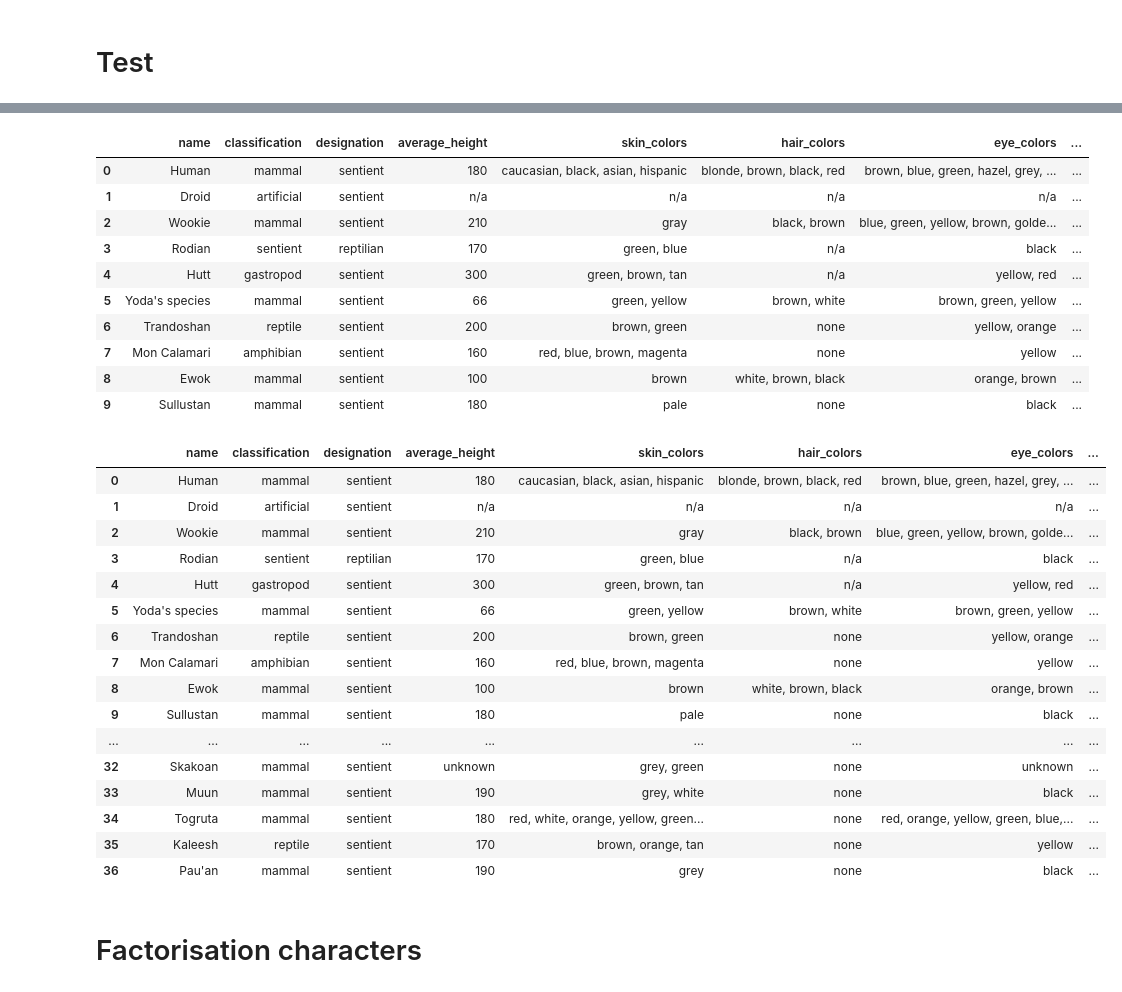
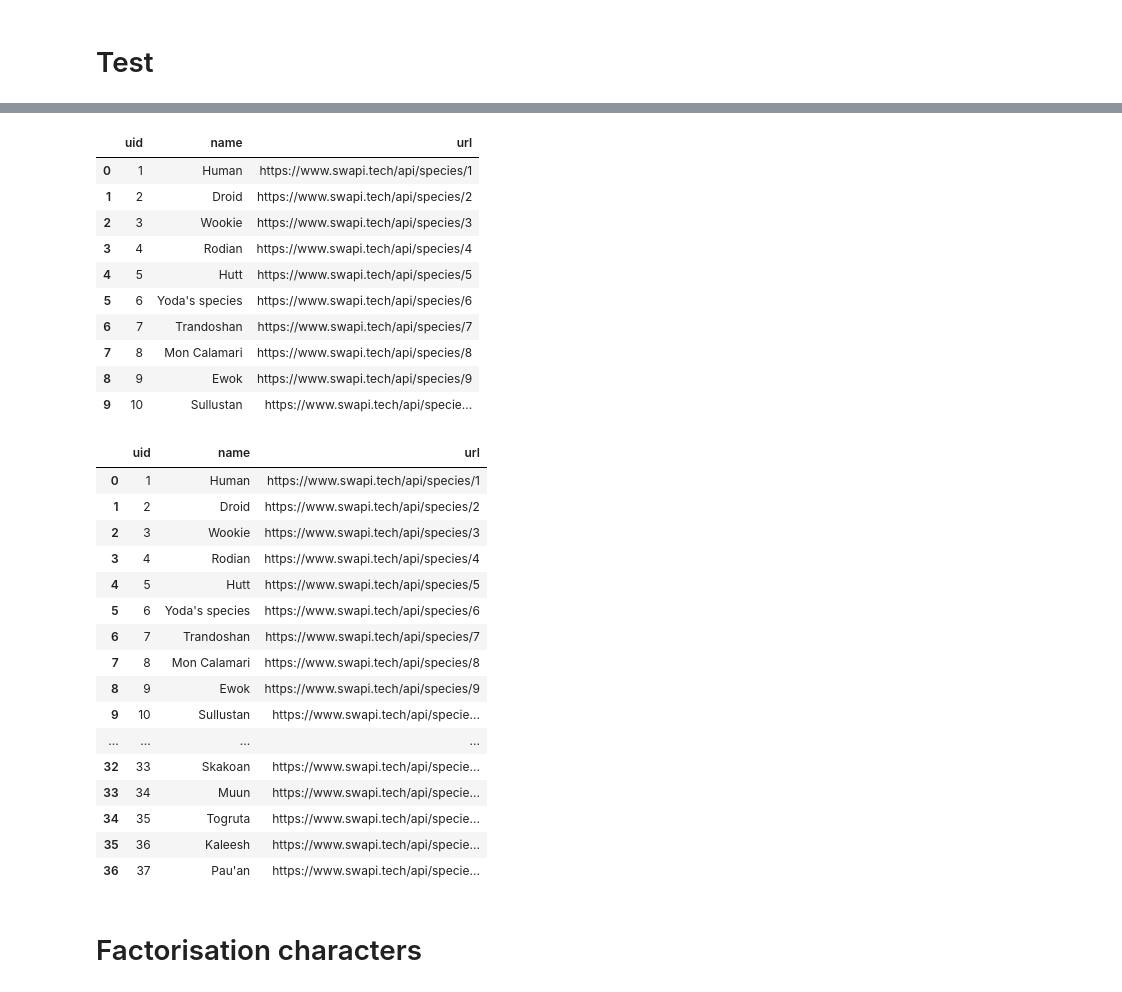
Before and after one commit to adibk/star_wars_api, a Jupyter notebook: Melanie.ipynb, the cells around one changed output, grey strips where cells are left out. Cells and saved outputs as stored; diff of their text form; code cells hidden in the pictures.

```diff
--- a/Melanie.ipynb
+++ b/Melanie.ipynb
@@ -30,7 +30,7 @@ characters
 import requests
 import pandas as pd
 
-response = requests.get("https://swapi.dev/api/people/")
+response = requests.get("https://swapi.tech/api/people/")
 
 if response.status_code == 200:
     data = response.json()
@@ -54,7 +54,7 @@ else:
 # %%
 import requests
 
-next_page = "https://swapi.dev/api/people/"
+next_page = "https://swapi.tech/api/people/"
 all_results = []
 
 while next_page:
@@ -284,7 +105,7 @@ for result in all_results:
 import requests
 import pandas as pd
 
-next_page = "https://swapi.dev/api/people/"
+next_page = "https://swapi.tech/api/people/"
 all_results = []
 
 while next_page:
@@ -346,7 +167,7 @@ display(species)
 import requests
 import pandas as pd
 
-response = requests.get("https://swapi.dev/api/species/")
+response = requests.get("https://swapi.tech/api/species/")
 
 if response.status_code == 200:
     data = response.json()
@@ -356,57 +177,57 @@ if response.status_code == 200:
 else:
     print("Erreur")
 # %% [output]
-|  | name | classification | designation | average_height | skin_colors | hair_colors | eye_colors | ... |
-| 0 | Human | mammal | sentient | 180 | caucasian, black, asian, hispanic | blonde, brown, black, red | brown, blue, green, hazel, grey, ... | ... |
-| 1 | Droid | artificial | sentient | n/a | n/a | n/a | n/a | ... |
-| 2 | Wookie | mammal | sentient | 210 | gray | black, brown | blue, green, yellow, brown, golde... | ... |
-| 3 | Rodian | sentient | reptilian | 170 | green, blue | n/a | black | ... |
-| 4 | Hutt | gastropod | sentient | 300 | green, brown, tan | n/a | yellow, red | ... |
-| 5 | Yoda's species | mammal | sentient | 66 | green, yellow | brown, white | brown, green, yellow | ... |
-| 6 | Trandoshan | reptile | sentient | 200 | brown, green | none | yellow, orange | ... |
-| 7 | Mon Calamari | amphibian | sentient | 160 | red, blue, brown, magenta | none | yellow | ... |
-| 8 | Ewok | mammal | sentient | 100 | brown | white, brown, black | orange, brown | ... |
-| 9 | Sullustan | mammal | sentient | 180 | pale | none | black | ... |
+|  | uid | name | url |
+| 0 | 1 | Human | https://www.swapi.tech/api/species/1 |
+| 1 | 2 | Droid | https://www.swapi.tech/api/species/2 |
+| 2 | 3 | Wookie | https://www.swapi.tech/api/species/3 |
+| 3 | 4 | Rodian | https://www.swapi.tech/api/species/4 |
+| 4 | 5 | Hutt | https://www.swapi.tech/api/species/5 |
+| 5 | 6 | Yoda's species | https://www.swapi.tech/api/species/6 |
+| 6 | 7 | Trandoshan | https://www.swapi.tech/api/species/7 |
+| 7 | 8 | Mon Calamari | https://www.swapi.tech/api/species/8 |
+| 8 | 9 | Ewok | https://www.swapi.tech/api/species/9 |
+| 9 | 10 | Sullustan | https://www.swapi.tech/api/specie... |
 # %%
 import requests
 import pandas as pd
 
-next_page = "https://swapi.dev/api/species/"
+next_page = "https://swapi.tech/api/species/"
 all_results = []
 
 while next_page:
     response = requests.get(next_page)
     if response.status_code == 200:
         data = response.json()
 
         all_results.extend(data['results'])
 
         next_page = data['next']
     else:
         print("Erreur")
         break
 
 df = pd.DataFrame(all_results)
 
 display(df)
 # %% [output]
-|  | name | classification | designation | average_height | skin_colors | hair_colors | eye_colors | ... |
-| 0 | Human | mammal | sentient | 180 | caucasian, black, asian, hispanic | blonde, brown, black, red | brown, blue, green, hazel, grey, ... | ... |
-| 1 | Droid | artificial | sentient | n/a | n/a | n/a | n/a | ... |
-| 2 | Wookie | mammal | sentient | 210 | gray | black, brown | blue, green, yellow, brown, golde... | ... |
-| 3 | Rodian | sentient | reptilian | 170 | green, blue | n/a | black | ... |
-| 4 | Hutt | gastropod | sentient | 300 | green, brown, tan | n/a | yellow, red | ... |
-| 5 | Yoda's species | mammal | sentient | 66 | green, yellow | brown, white | brown, green, yellow | ... |
-| 6 | Trandoshan | reptile | sentient | 200 | brown, green | none | yellow, orange | ... |
-| 7 | Mon Calamari | amphibian | sentient | 160 | red, blue, brown, magenta | none | yellow | ... |
-| 8 | Ewok | mammal | sentient | 100 | brown | white, brown, black | orange, brown | ... |
-| 9 | Sullustan | mammal | sentient | 180 | pale | none | black | ... |
-| ... | ... | ... | ... | ... | ... | ... | ... | ... |
-| 32 | Skakoan | mammal | sentient | unknown | grey, green | none | unknown | ... |
-| 33 | Muun | mammal | sentient | 190 | grey, white | none | black | ... |
-| 34 | Togruta | mammal | sentient | 180 | red, white, orange, yellow, green... | none | red, orange, yellow, green, blue,... | ... |
-| 35 | Kaleesh | reptile | sentient | 170 | brown, orange, tan | none | yellow | ... |
-| 36 | Pau'an | mammal | sentient | 190 | grey | none | black | ... |
+|  | uid | name | url |
+| 0 | 1 | Human | https://www.swapi.tech/api/species/1 |
+| 1 | 2 | Droid | https://www.swapi.tech/api/species/2 |
+| 2 | 3 | Wookie | https://www.swapi.tech/api/species/3 |
+| 3 | 4 | Rodian | https://www.swapi.tech/api/species/4 |
+| 4 | 5 | Hutt | https://www.swapi.tech/api/species/5 |
+| 5 | 6 | Yoda's species | https://www.swapi.tech/api/species/6 |
+| 6 | 7 | Trandoshan | https://www.swapi.tech/api/species/7 |
+| 7 | 8 | Mon Calamari | https://www.swapi.tech/api/species/8 |
+| 8 | 9 | Ewok | https://www.swapi.tech/api/species/9 |
+| 9 | 10 | Sullustan | https://www.swapi.tech/api/specie... |
+| ... | ... | ... | ... |
+| 32 | 33 | Skakoan | https://www.swapi.tech/api/specie... |
+| 33 | 34 | Muun | https://www.swapi.tech/api/specie... |
+| 34 | 35 | Togruta | https://www.swapi.tech/api/specie... |
+| 35 | 36 | Kaleesh | https://www.swapi.tech/api/specie... |
+| 36 | 37 | Pau'an | https://www.swapi.tech/api/specie... |
 # %% [markdown]
 # Factorisation characters
 # %% [markdown]
```
Also changed, not shown: parts of 14 cells of this notebook.
